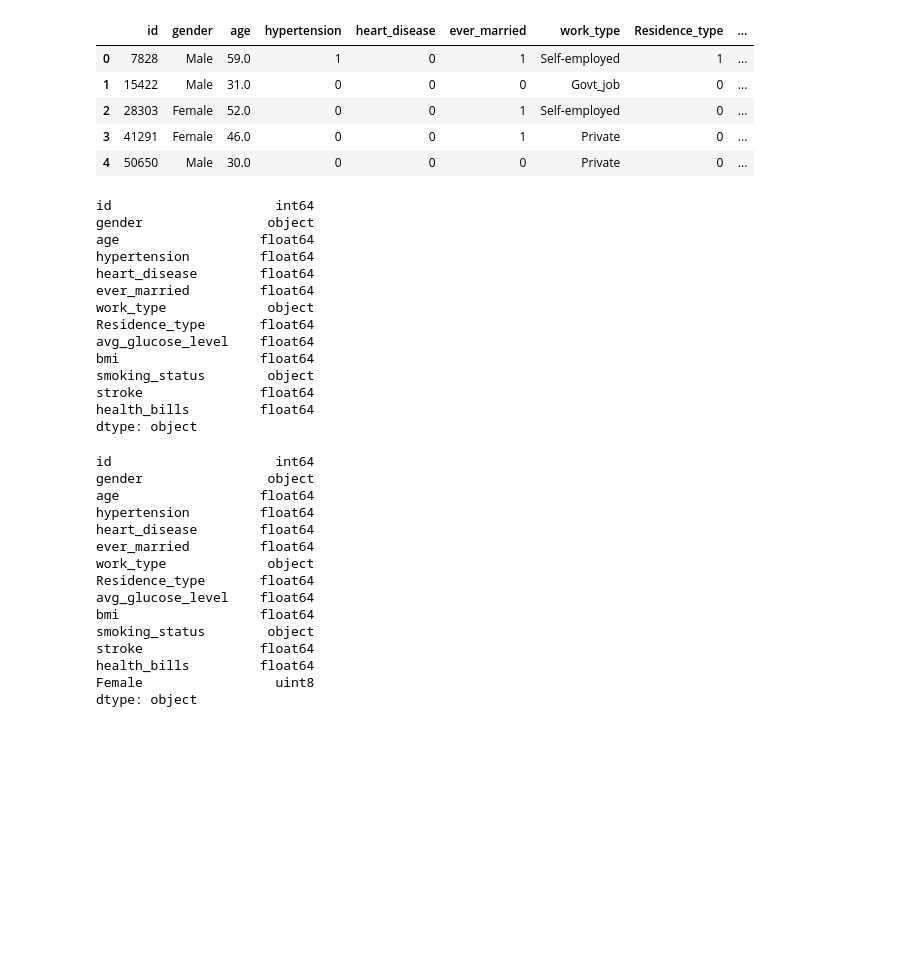
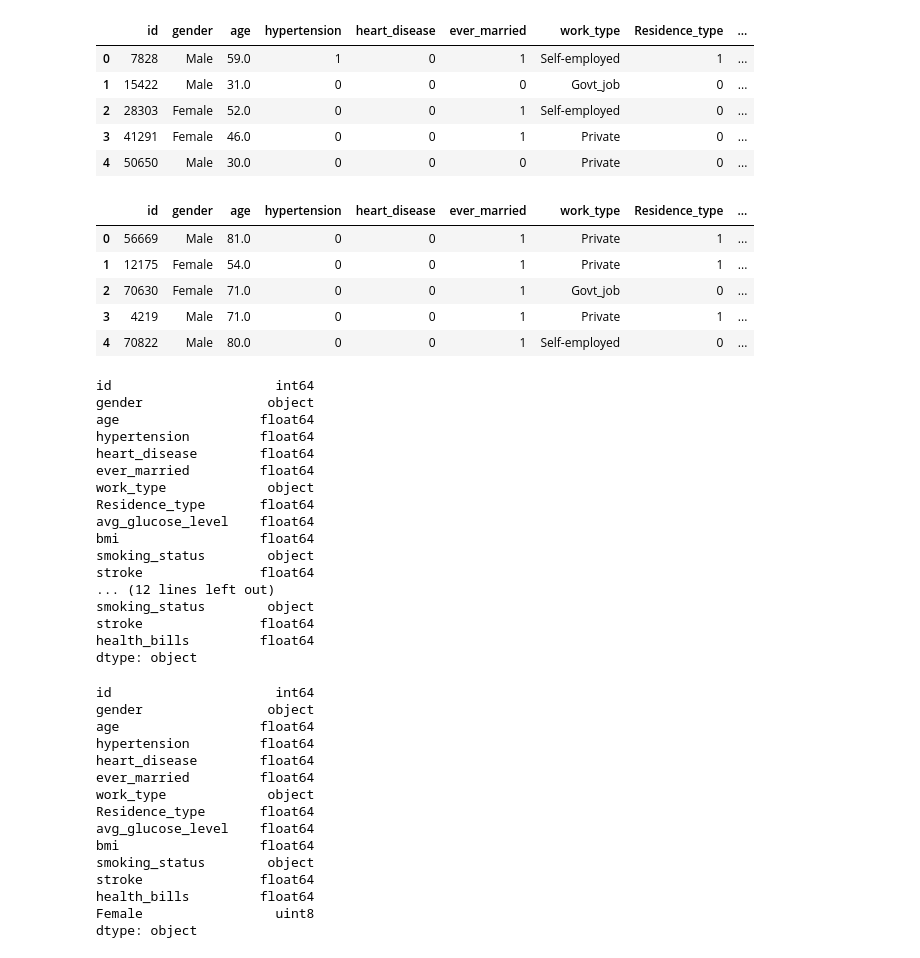
Before and after one commit to Amyturbo/Spoon-Knife, a Jupyter notebook: Untitled7.ipynb, the cells around one changed output. Saved outputs shown, nothing was run; the diff lists cells and outputs as text; code cells hidden in the pictures; blank space fills up the shorter version.

```diff
--- a/Untitled7.ipynb
+++ b/Untitled7.ipynb
@@ -67,6 +67,17 @@ dat.head()
 | 2 | 28303 | Female | 52.0 | 0 | 0 | 1 | Self-employed | 0 | ... |
 | 3 | 41291 | Female | 46.0 | 0 | 0 | 1 | Private | 0 | ... |
 | 4 | 50650 | Male | 30.0 | 0 | 0 | 0 | Private | 0 | ... |
+# %%
+# read data and check types
+dat_test = pd.read_csv("/content/health_test_data.csv")
+dat_test.head()
+# %% [output]
+|  | id | gender | age | hypertension | heart_disease | ever_married | work_type | Residence_type | ... |
+| 0 | 56669 | Male | 81.0 | 0 | 0 | 1 | Private | 1 | ... |
+| 1 | 12175 | Female | 54.0 | 0 | 0 | 1 | Private | 1 | ... |
+| 2 | 70630 | Female | 71.0 | 0 | 0 | 1 | Govt_job | 0 | ... |
+| 3 | 4219 | Male | 71.0 | 0 | 0 | 1 | Private | 1 | ... |
+| 4 | 70822 | Male | 80.0 | 0 | 0 | 1 | Self-employed | 0 | ... |
 # %%
 convert_dict = {'hypertension': float,
           'heart_disease': float,
@@ -74,8 +85,10 @@ convert_dict = {'hypertension': float,
           'Residence_type': float,
           'stroke': float
                 }
-dat = dat.astype(convert_dict)
-print(dat.dtypes)
+dat_train = dat_train.astype(convert_dict)
+dat_test = dat_test.astype(convert_dict)
+print(dat_train.dtypes)
+print(dat_test.dtypes)
 # %% [output]
 id                     int64
 gender                object
@@ -89,6 +102,9 @@ avg_glucose_level    float64
 bmi                  float64
 smoking_status        object
 stroke               float64
+... (12 lines left out)
+smoking_status        object
+stroke               float64
 health_bills         float64
 dtype: object
 # %%
```
Also changed, not shown: parts of 7 cells of this notebook.
